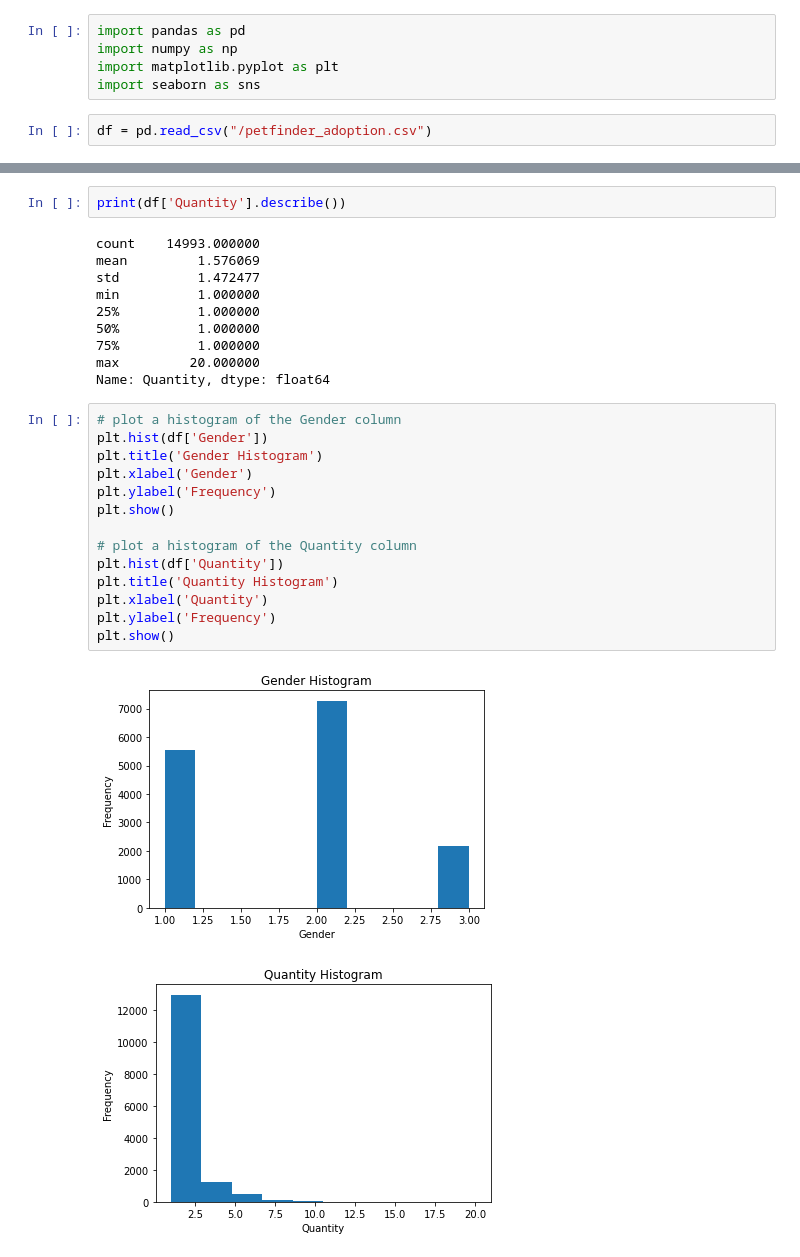
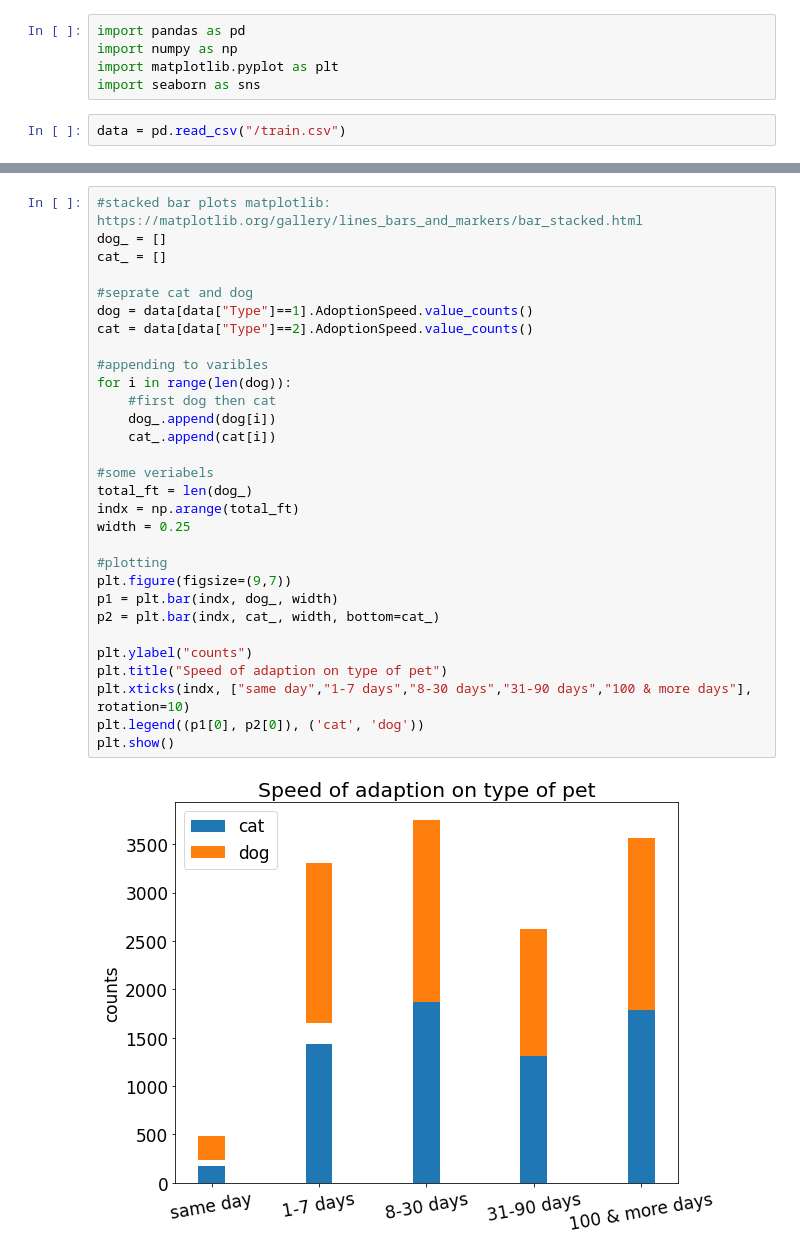
Before and after one commit to KTUYTS/cs441-19-sp2023-data-visualization, a Jupyter notebook: cs441_sp2023_tuyts.ipynb, the cells around one changed output, grey strips where cells are left out. Drawn from its saved outputs; the diff is of its cells as text.

```diff
--- a/cs441_sp2023_tuyts.ipynb
+++ b/cs441_sp2023_tuyts.ipynb
@@ -127,4 +127,4 @@ import numpy as np
 import matplotlib.pyplot as plt
 import seaborn as sns
 # %%
-df = pd.read_csv("/petfinder_adoption.csv")
+data = pd.read_csv("/train.csv")
@@ -223,29 +131,32 @@ Name: Gender, dtype: int64
-# %%
-print(df['Quantity'].describe())
-# %% [output]
-count    14993.000000
-mean         1.576069
-std          1.472477
-min          1.000000
-25%          1.000000
-50%          1.000000
-75%          1.000000
-max         20.000000
-Name: Quantity, dtype: float64
-# %%
-# plot a histogram of the Gender column
-plt.hist(df['Gender'])
-plt.title('Gender Histogram')
-plt.xlabel('Gender')
-plt.ylabel('Frequency')
-plt.show()
-
-# plot a histogram of the Quantity column
-plt.hist(df['Quantity'])
-plt.title('Quantity Histogram')
-plt.xlabel('Quantity')
-plt.ylabel('Frequency')
-plt.show()
-# %% [output]
-[figure, removed]
-[figure, removed]
+# %%
+#stacked bar plots matplotlib: https://matplotlib.org/gallery/lines_bars_and_markers/bar_stacked.html
+dog_ = []
+cat_ = []
+
+#seprate cat and dog
+dog = data[data["Type"]==1].AdoptionSpeed.value_counts()
+cat = data[data["Type"]==2].AdoptionSpeed.value_counts()
+
+#appending to varibles
+for i in range(len(dog)):
+    #first dog then cat
+    dog_.append(dog[i])
+    cat_.append(cat[i])
+
+#some veriabels
+total_ft = len(dog_)
+indx = np.arange(total_ft)
+width = 0.25
+
+#plotting
+plt.figure(figsize=(9,7))
+p1 = plt.bar(indx, dog_, width)
+p2 = plt.bar(indx, cat_, width, bottom=cat_)
+
+plt.ylabel("counts")
+plt.title("Speed of adaption on type of pet")
+plt.xticks(indx, ["same day","1-7 days","8-30 days","31-90 days","100 & more days"], rotation=10)
+plt.legend((p1[0], p2[0]), ('cat', 'dog'))
+plt.show()
+# %% [output]
+[figure, added]
```
Also changed, not shown: parts of 9 cells of this notebook.
